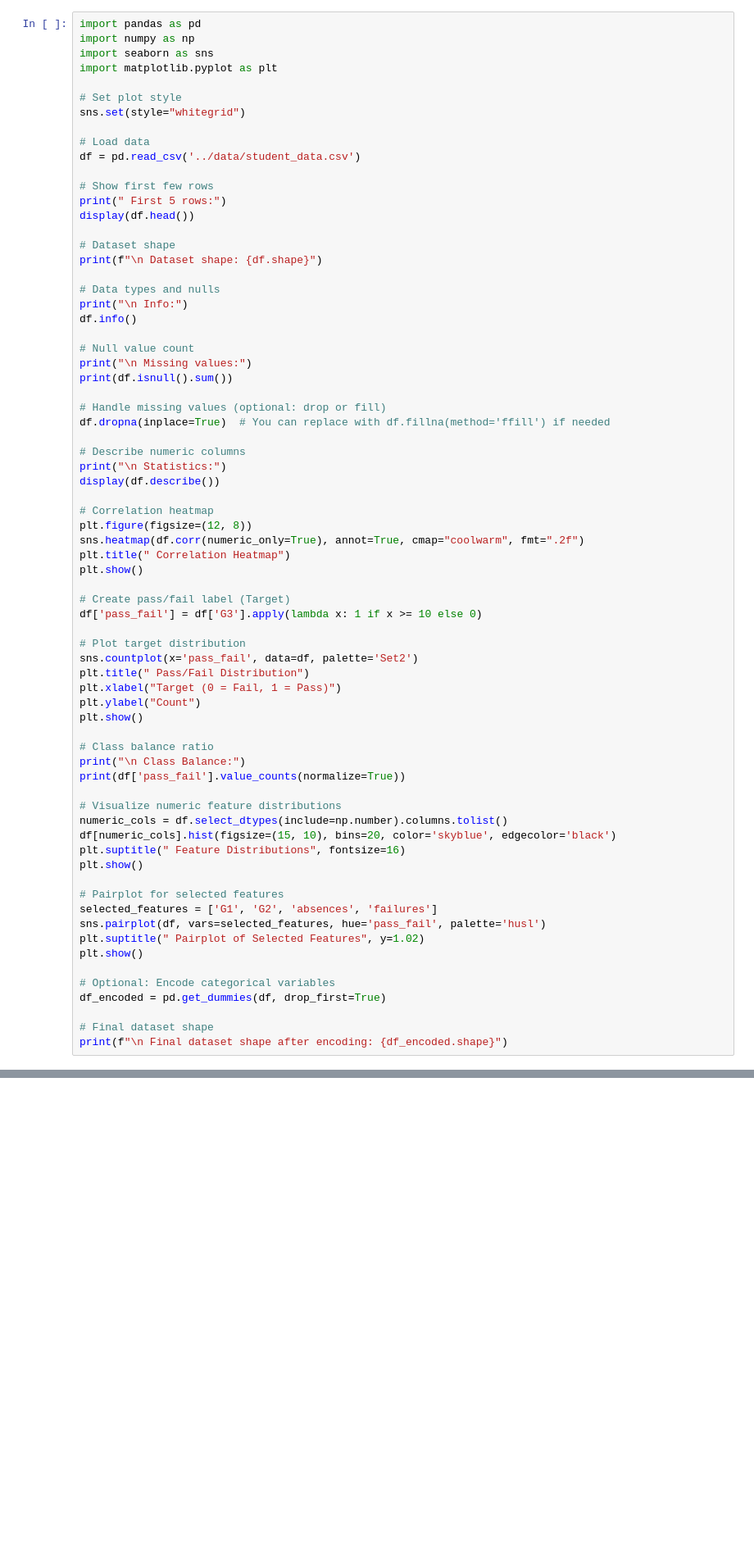
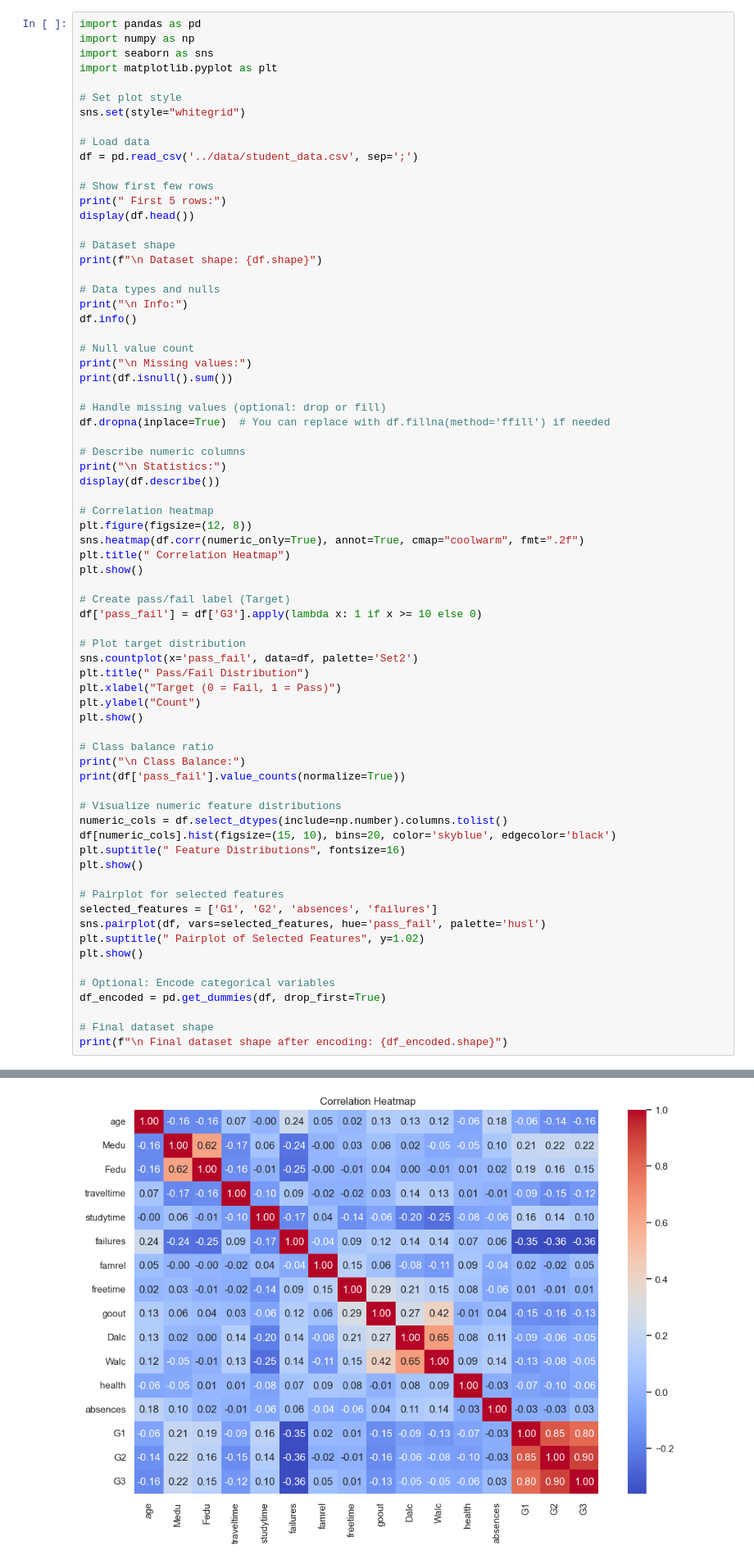
Before and after one commit to Yaswanthduggina/student_performance_predictor, a Jupyter notebook: notebooks/EDA.ipynb, the cells around one changed output, grey strips where cells are left out. Shown at 82% size. Drawn from its saved outputs; the diff is of its cells as text; blank space fills up the shorter version.

Commit message:
Describe your updates — e.g., fix data loading delimiter

```diff
--- a/notebooks/EDA.ipynb
+++ b/notebooks/EDA.ipynb
@@ -8,7 +8,7 @@ import matplotlib.pyplot as plt
 sns.set(style="whitegrid")
 
 # Load data
-df = pd.read_csv('../data/student_data.csv')
+df = pd.read_csv('../data/student_data.csv', sep=';')
 
 # Show first few rows
 print(" First 5 rows:")
@@ -73,0 +107 @@ ModuleNotFoundError: No module named 'pandas'
+[figure, added]
```
Also changed, not shown: parts of 1 cell of this notebook, 1 other file.
